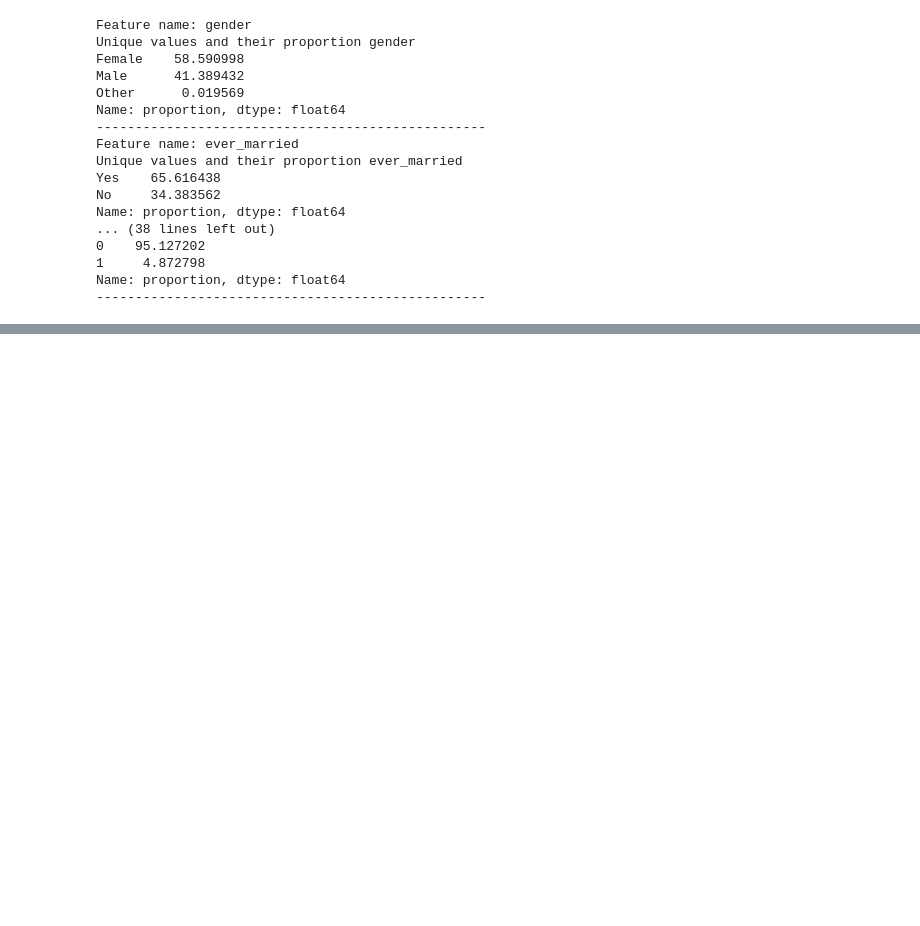
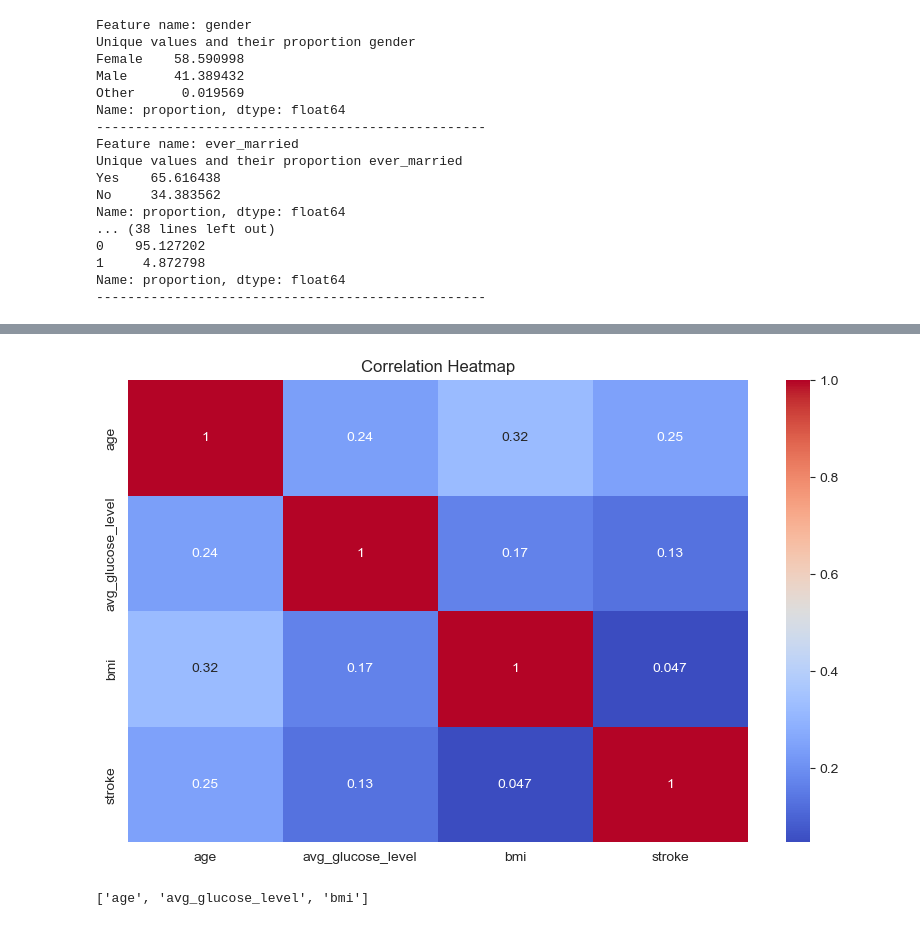
Before and after one commit to Zeeshan-Imran-Hub/MLOps-Project-, a Jupyter notebook: Notebooks/eda.ipynb, the cells around one changed output, grey strips where cells are left out. Saved outputs shown, nothing was run; the diff lists cells and outputs as text; code cells hidden in the pictures; blank space fills up the shorter version.

```diff
--- a/Notebooks/eda.ipynb
+++ b/Notebooks/eda.ipynb
@@ -127,13 +191,0 @@ memory usage: 479.2+ KB
-# %%
-# Handle missing values
-df['bmi'].fillna(df['bmi'].mean(), inplace=True)
-
-# Convert categorical columns using one-hot encoding
-df = pd.get_dummies(df, cat_features, drop_first=True)
-
-# Ensure binary columns are represented as 1 and 0
-binary_columns = ['gender_Male', 'ever_married_Yes', 'work_type_Never_worked', 'work_type_Private', 'work_type_Self-employed', 'work_type_children', 'Residence_type_Urban', 'smoking_status_formerly smoked', 'smoking_status_never smoked', 'smoking_status_smokes']
-for col in binary_columns:
-    df[col] = df[col].astype(int)
-
-print(df)
@@ -199,0 +192,11 @@ Data columns (total 12 columns):
+# %%
+plt.figure(figsize=(10, 6))
+cont_features.append('stroke')
+sns.heatmap(df[cont_features].corr(), cbar=True, annot=True, cmap='coolwarm')
+plt.title("Correlation Heatmap")
+plt.show()
+cont_features.remove('stroke')
+print(cont_features)
+# %% [output]
+[figure, added]
+['age', 'avg_glucose_level', 'bmi']
```
Also changed, not shown: parts of 16 cells of this notebook, 2 other files.
